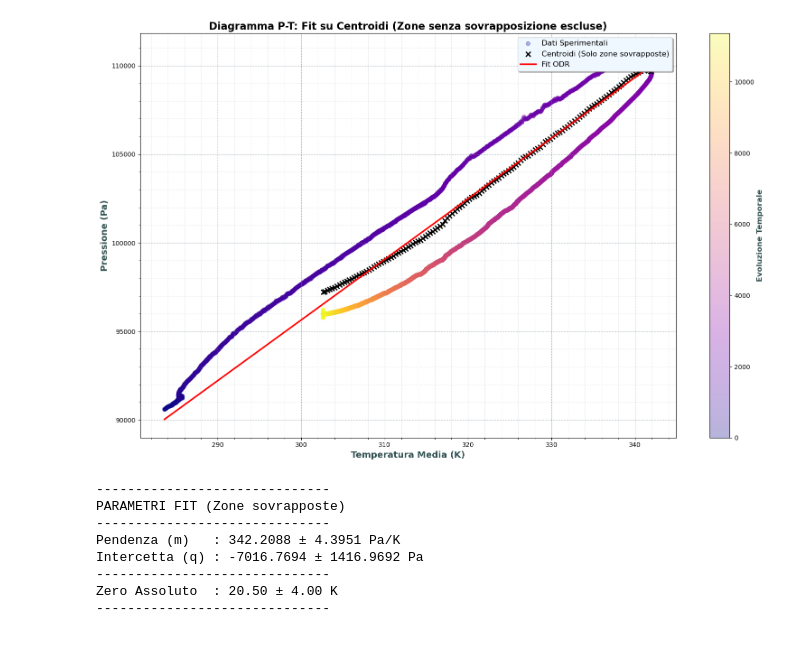
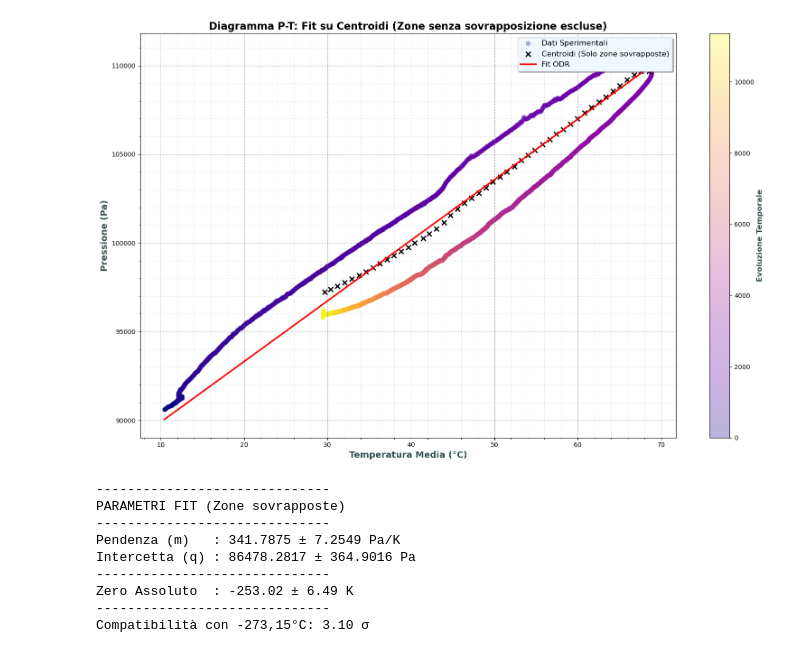
Before and after one commit to oblivion0218/BME280, a Jupyter notebook: Analisi.ipynb, the cells around one changed output. Cells and saved outputs as stored; diff of their text form; code cells hidden in the pictures.

```diff
--- a/Analisi.ipynb
+++ b/Analisi.ipynb
@@ -65,6 +72,6 @@ plt.show()
 # %%
-# eventuale cut dei dati
+# eventuale cut dei dati se volessimo tralasciarne qualcuno
 
-mask_to_remove = (df['Tempo_Simulato_s'] <= 2000) | (df['Tempo_Simulato_s'] >= 80000)
+mask_to_remove = (df['Tempo_Simulato_s'] <= 2000) | (df['Tempo_Simulato_s'] >= 50000)
 df = df[~mask_to_remove].copy()
 # %%
@@ -380,10 +473,10 @@ Compatibilità con 0 K: 18.13 σ
 # %%
 
-### 1. Preparazione Dati e Separazione Rami
+# Preparazione Dati e Separazione Rami
 df_PT = df[['Pressione', 'Temperatura']].copy()
 
 # Dati grezzi
-x_all = df_PT['Temperatura'].values + 273.15
+x_all = df_PT['Temperatura'].values
 y_all = df_PT['Pressione'].values * 1000.0
 time_idx = np.arange(len(x_all))
 
@@ -394,8 +487,8 @@ idx_peak = np.argmax(x_all)
 idx_heat = np.arange(0, idx_peak + 1)
 idx_cool = np.arange(idx_peak + 1, len(x_all))
 
-### 2. Algoritmo di Binning con Verifica Bilaterale
-num_bins = 200
+### Algoritmo di Binning con Verifica Bilaterale
+num_bins = 70
 bins = np.linspace(min(x_all), max(x_all), num_bins)
 
 x_collapsed = []
@@ -434,7 +527,7 @@ for i in range(len(bins) - 1):
 x_fit_data = np.array(x_collapsed)
 y_fit_data = np.array(y_collapsed)
 
-### 3. Fit ODR sui dati filtrati e centrati
+### Fit ODR sui dati filtrati e centrati
 linear_model = odr.Model(lambda B, x: B[0]*x + B[1])
 my_data = odr.RealData(x_fit_data, y_fit_data, sx=1.0, sy=100.0)
 my_odr = odr.ODR(my_data, linear_model, beta0=[1, 90])
@@ -472,40 +565,47 @@ ax.scatter(x_fit_data, y_fit_data, color='black', marker='x',
 # C. Retta di Fit
 x_line = np.linspace(min(x_all), max(x_all), 100)
 y_line = m * x_line + q
 ax.plot(x_line, y_line, color='red', linewidth=2.5, zorder=3, label='Fit ODR')
 
 # Formatting
 cbar = plt.colorbar(sc, ax=ax)
 cbar.set_label('Evoluzione Temporale', fontsize=12, fontweight='bold', color='#2F4F4F')
 
 ax.set_title('Diagramma P-T: Fit su Centroidi (Zone senza sovrapposizione escluse)', fontsize=16, fontweight='bold')
-ax.set_xlabel('Temperatura Media (K)', fontsize=14, fontweight='bold', color='#2F4F4F')
+ax.set_xlabel('Temperatura Media (°C)', fontsize=14, fontweight='bold', color='#2F4F4F')
 ax.set_ylabel('Pressione (Pa)', fontsize=14, fontweight='bold', color='#2F4F4F')
 ax.legend(loc='upper right', frameon=True, shadow=True, fontsize=12, facecolor='#F0F8FF')
 
 ax.minorticks_on()
 ax.grid(which='major', linestyle='--', alpha=0.6, color='#778899')
 ax.grid(which='minor', linestyle=':', alpha=0.3, color='#778899')
 
 plt.tight_layout()
 plt.show()
 
 ### 5. Risultati
 print("-" * 30)
 print("PARAMETRI FIT (Zone sovrapposte)")
 print("-" * 30)
 print(f"Pendenza (m)   : {m:.4f} ± {sm:.4f} Pa/K")
 print(f"Intercetta (q) : {q:.4f} ± {sq:.4f} Pa")
 print("-" * 30)
 print(f"Zero Assoluto  : {T0:.2f} ± {sT0_total:.2f} K")
 print("-" * 30)
+
+
+zero_assoluto = -273.15
+diff = abs(T0 - zero_assoluto)
+comp = diff / sT0_total
+print(f"Compatibilità con -273,15°C: {comp:.2f} σ")
 # %% [output]
-[figure, old version]
+[figure, new version]
 ------------------------------
 PARAMETRI FIT (Zone sovrapposte)
 ------------------------------
-Pendenza (m)   : 342.2088 ± 4.3951 Pa/K
-Intercetta (q) : -7016.7694 ± 1416.9692 Pa
+Pendenza (m)   : 341.7875 ± 7.2549 Pa/K
+Intercetta (q) : 86478.2817 ± 364.9016 Pa
 ------------------------------
-Zero Assoluto  : 20.50 ± 4.00 K
+Zero Assoluto  : -253.02 ± 6.49 K
 ------------------------------
+Compatibilità con -273,15°C: 3.10 σ
```
Also changed, not shown: parts of 7 cells of this notebook, 9 other files.
